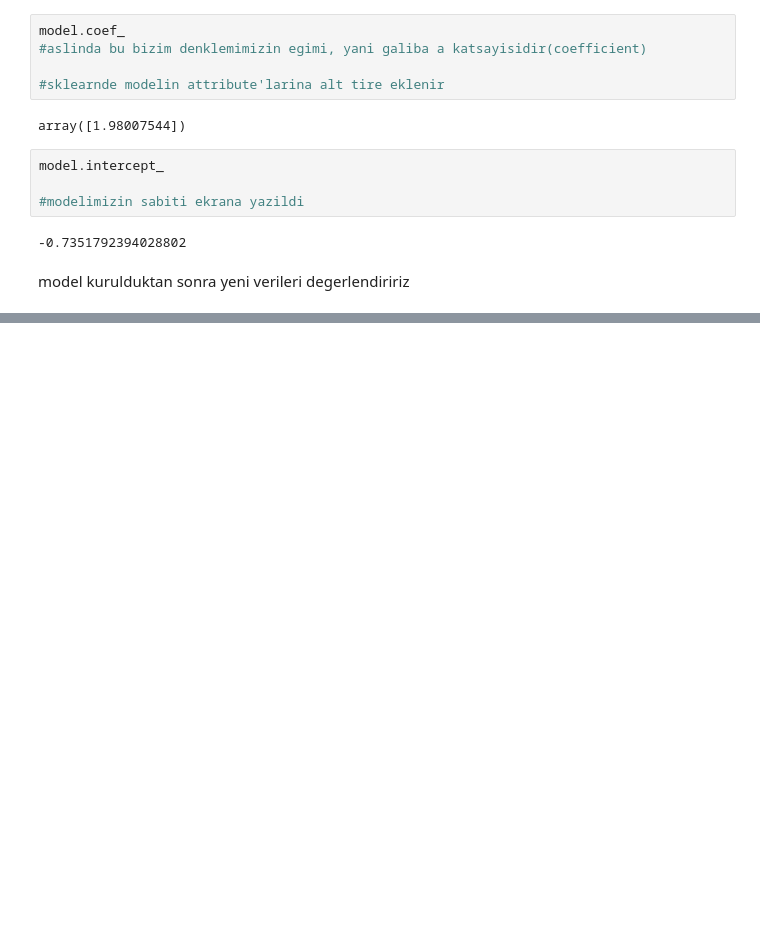
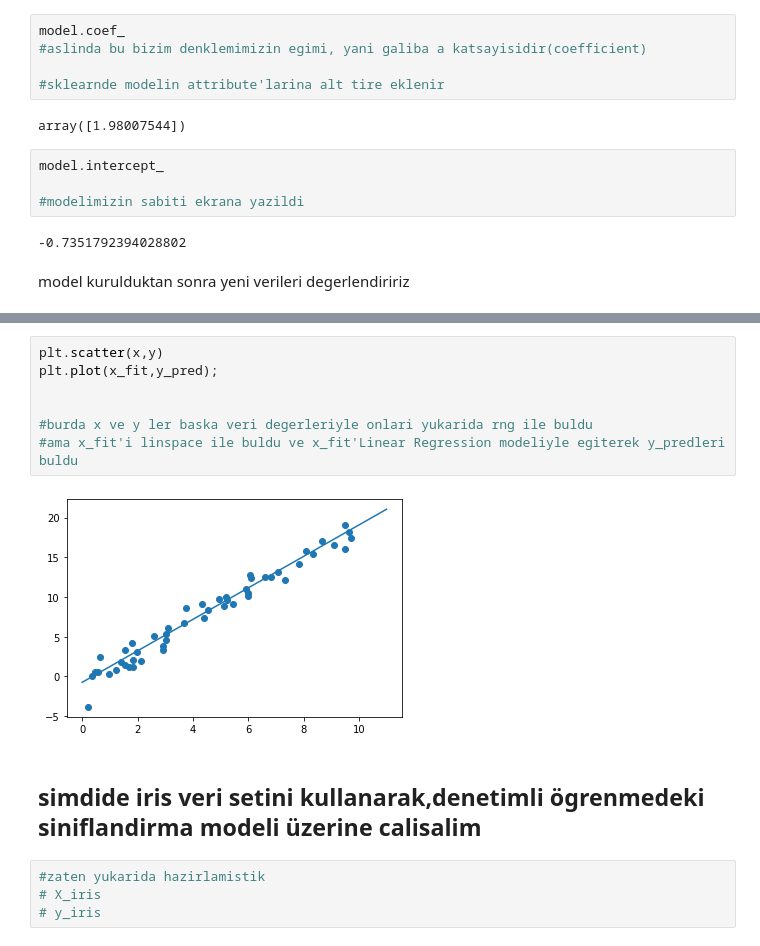
Before and after one commit to veyselaytekin1/Machine_Learning, a Jupyter notebook: ML_projects/sklearn_library_introduction/LinearRegression_and_GaussianNB_models.ipynb, the cells around one changed output, grey strips where cells are left out. Drawn from its saved outputs; the diff is of its cells as text; blank space fills up the shorter version.

```diff
--- a/ML_projects/sklearn_library_introduction/LinearRegression_and_GaussianNB_models.ipynb
+++ b/ML_projects/sklearn_library_introduction/LinearRegression_and_GaussianNB_models.ipynb
@@ -234,0 +281,15 @@ array([-2.71525468, -2.23033825, -1.74542181, -1.26050538, -0.77558894,
+# %%
+plt.scatter(x,y)
+plt.plot(x_fit,y_pred);
+
+
+#burda x ve y ler baska veri degerleriyle onlari yukarida rng ile buldu
+#ama x_fit'i linspace ile buldu ve x_fit'Linear Regression modeliyle egiterek y_predleri buldu
+# %% [output]
+[figure, added]
+# %% [markdown]
+## simdide iris veri setini kullanarak,denetimli ögrenmedeki  siniflandirma modeli üzerine calisalim
+# %%
+#zaten yukarida hazirlamistik
+# X_iris
+# y_iris
```
Also changed, not shown: parts of 20 cells of this notebook.
